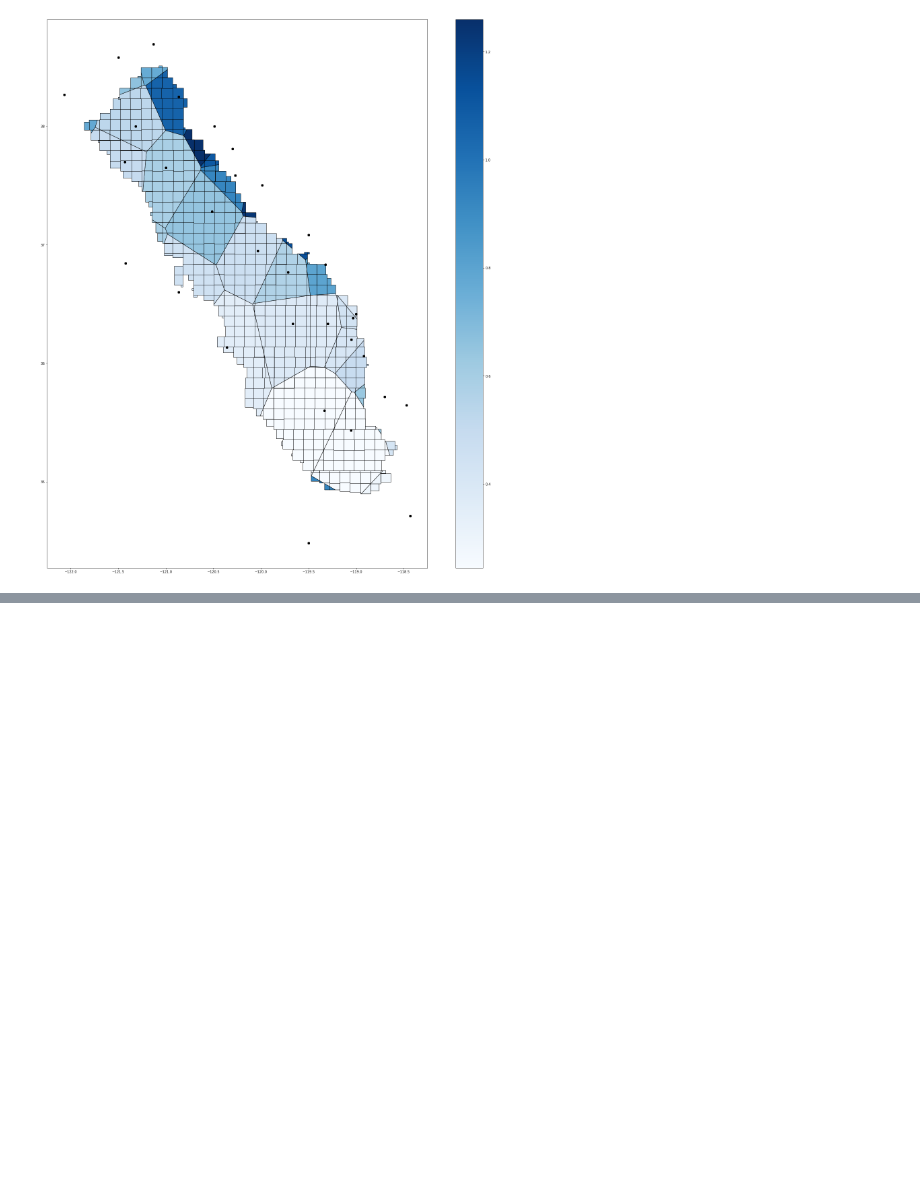
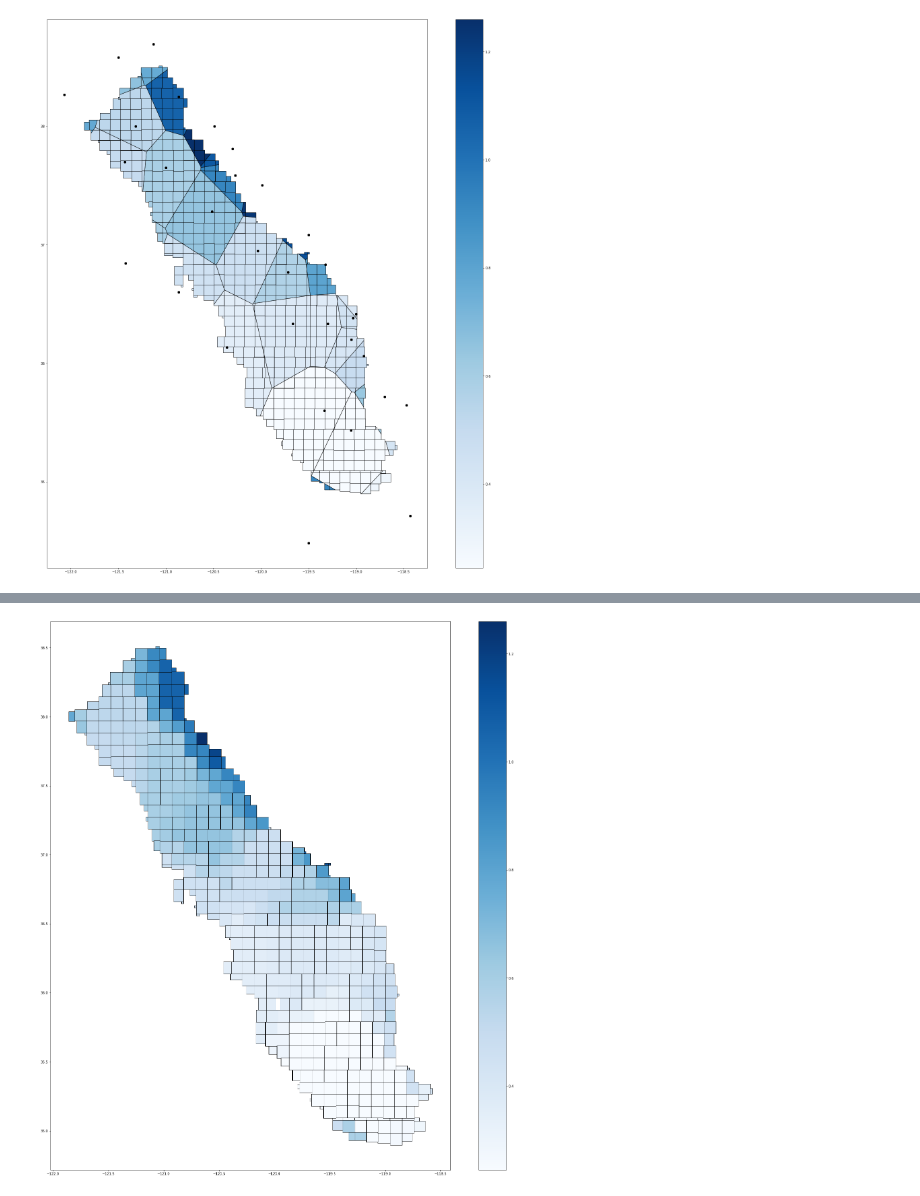
Before and after one commit to sjtalkar/milestone2_waterwells_deepnote, a Jupyter notebook: eda/precipitation.ipynb, the cells around one changed output, grey strips where cells are left out. Cells and saved outputs as stored; diff of their text form; code cells hidden in the pictures; blank space fills up the shorter version.

```diff
--- a/eda/precipitation.ipynb
+++ b/eda/precipitation.ipynb
@@ -152,0 +159,7 @@ precipitation_dataset.output_df
+# %%
+fig, ax = plt.subplots(figsize=(30,30))
+precipitation_dataset.map_df[precipitation_dataset.map_df["YEAR"]==2021].plot(ax=ax, column="AVERAGE_YEARLY_PRECIPITATION",
+                                                                              edgecolor='black', linewidth = 1, cmap="Blues", legend=True)
+plt.show()
+# %% [output]
+[figure, added]
```
Also changed, not shown: parts of 11 cells of this notebook, 11 other files.
